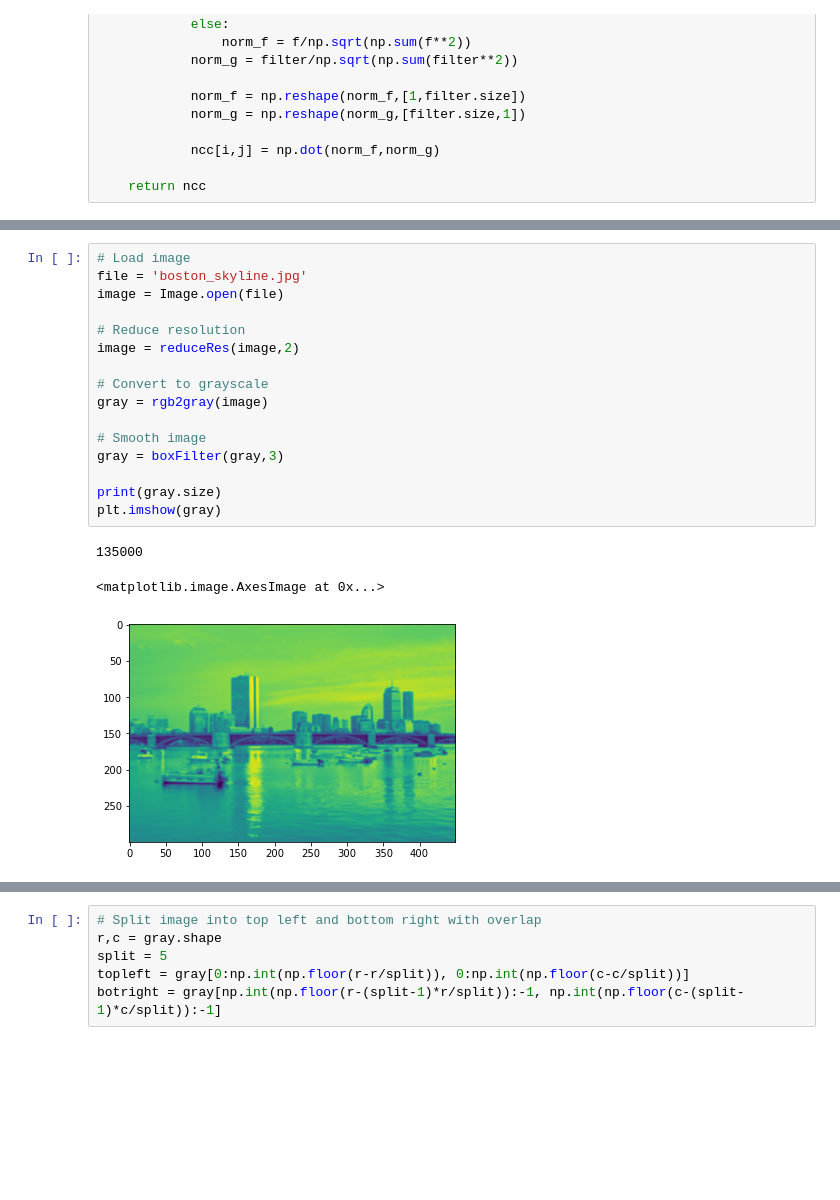
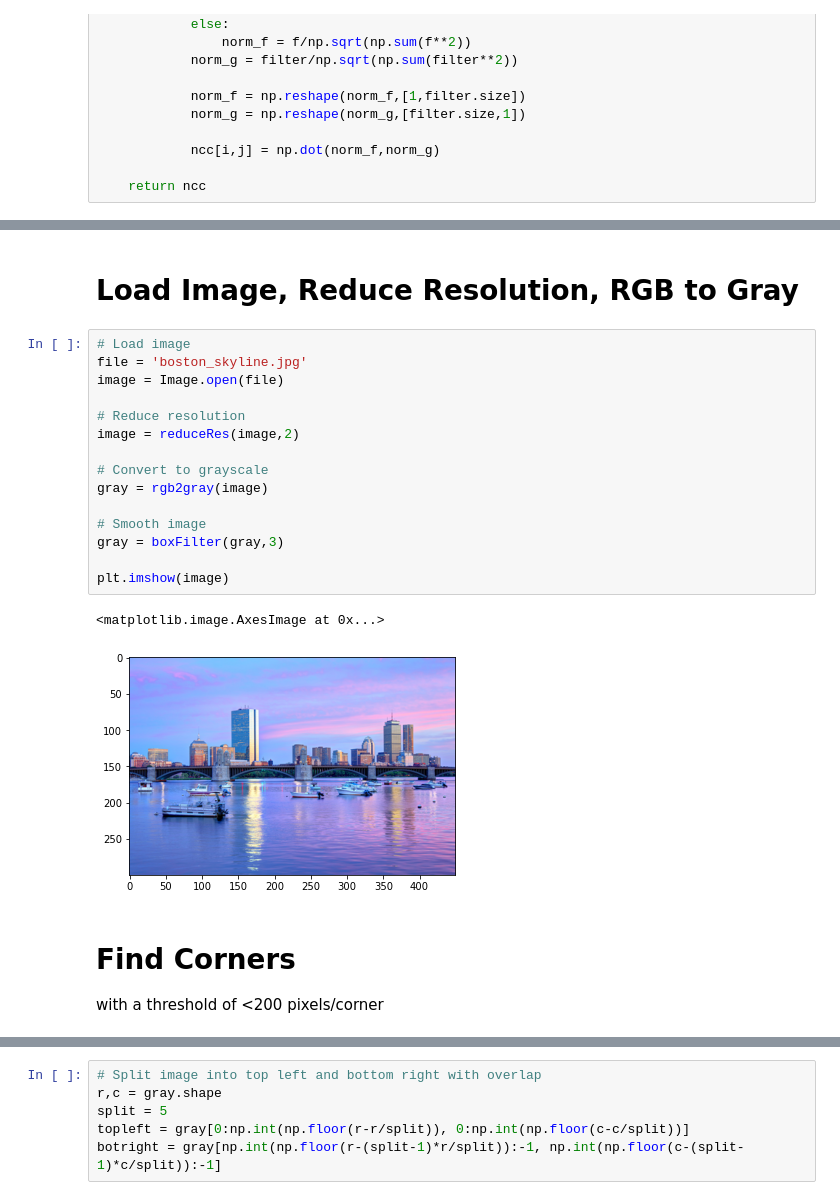
Before and after one commit to Tsmorz/computer-vision, a Jupyter notebook: Project 2/FeatureTracking.ipynb, the cells around one changed output, grey strips where cells are left out. Saved outputs shown, nothing was run; the diff lists cells and outputs as text; blank space fills up the shorter version.

```diff
--- a/Project 2/FeatureTracking.ipynb
+++ b/Project 2/FeatureTracking.ipynb
@@ -114,23 +113,26 @@ The Harris corner detector is a corner detection operator that is commonly used
+# %% [markdown]
+# Load Image, Reduce Resolution, RGB to Gray
 # %%
 # Load image
 file = 'boston_skyline.jpg'
 image = Image.open(file)
 
 # Reduce resolution
 image = reduceRes(image,2)
 
 # Convert to grayscale
 gray = rgb2gray(image)
 
 # Smooth image
 gray = boxFilter(gray,3)
 
-print(gray.size)
-plt.imshow(gray)
+plt.imshow(image)
 # %% [output]
-135000
+<matplotlib.image.AxesImage at 0x...>
-<matplotlib.image.AxesImage at 0x...>
-[figure, old version]
+[figure, new version]
+# %% [markdown]
+# Find Corners
+with a threshold of <200 pixels/corner
 # %%
 def HarrisCorner(image,threshold):
 
```
Also changed, not shown: parts of 15 cells of this notebook.
